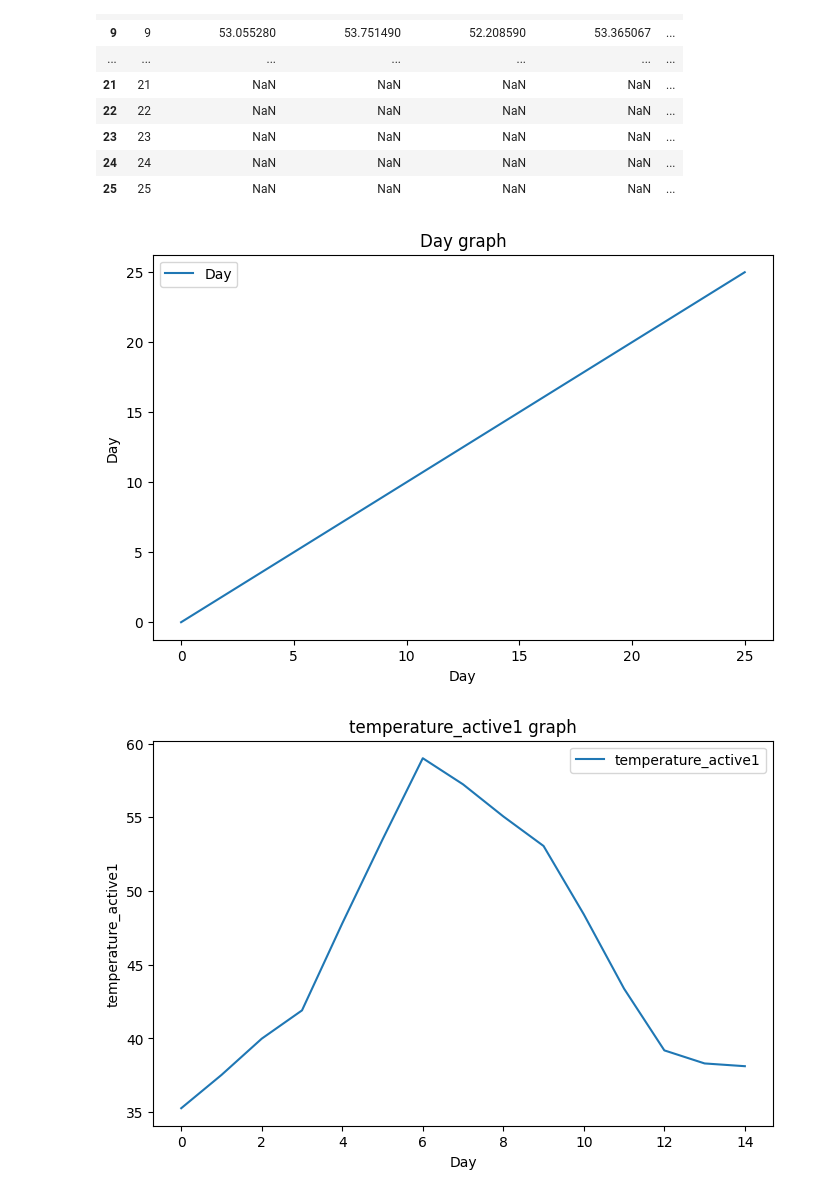
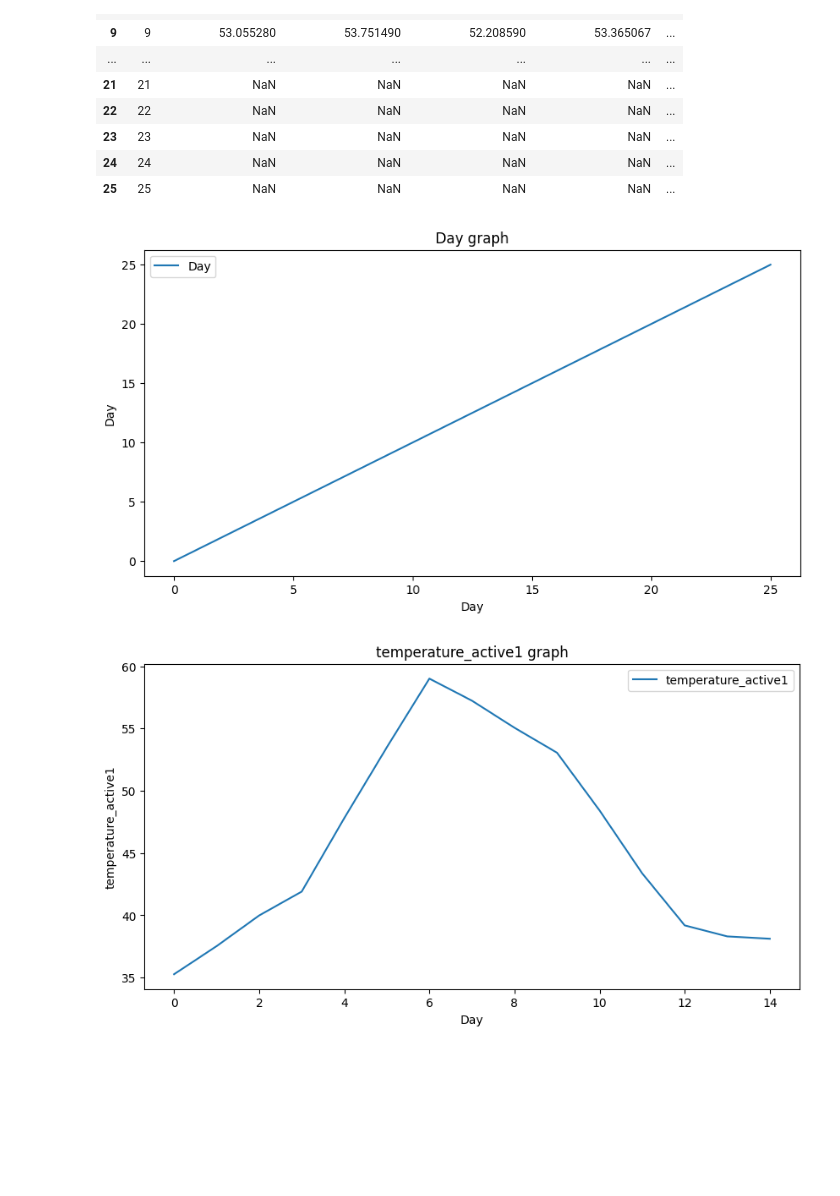
Before and after one commit to hengrvisal/LIDA-Composting-Project, a Jupyter notebook: ideal_data_generator.ipynb, the cells around one changed output. Drawn from its saved outputs; the diff is of its cells as text; code cells hidden in the pictures; blank space fills up the shorter version.

```diff
--- a/ideal_data_generator.ipynb
+++ b/ideal_data_generator.ipynb
@@ -244,13 +259,13 @@ lida_df.head(50)
 lida_df.to_csv("ideal_inflated_data.csv", index=False)
 # %%
 for col in lida_df.columns:
-    plt.figure(figsize=(8,5))
+    plt.figure(figsize=(10,5))
     plt.plot(lida_df.Day, lida_df[col], label=col)
     plt.title(f"{col} graph")
     plt.xlabel("Day")
     plt.ylabel(col)
     plt.legend()
     plt.show()
 # %% [output]
-[figure, old version]
+[figure, new version]
-[figure, old version]
+[figure, new version]
```
Also changed, not shown: parts of 2 cells of this notebook, 2 other files.
